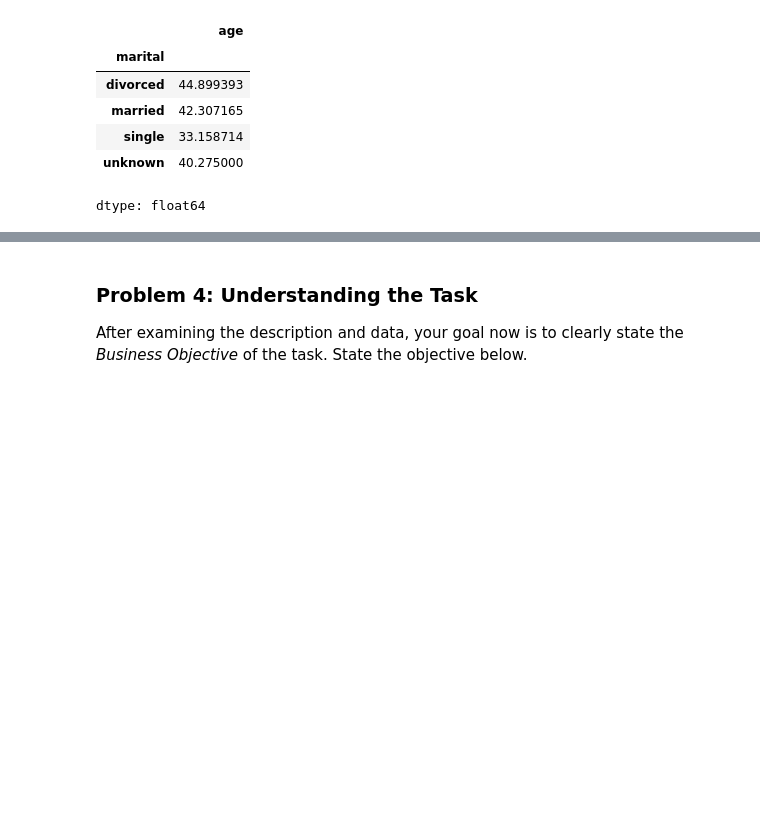
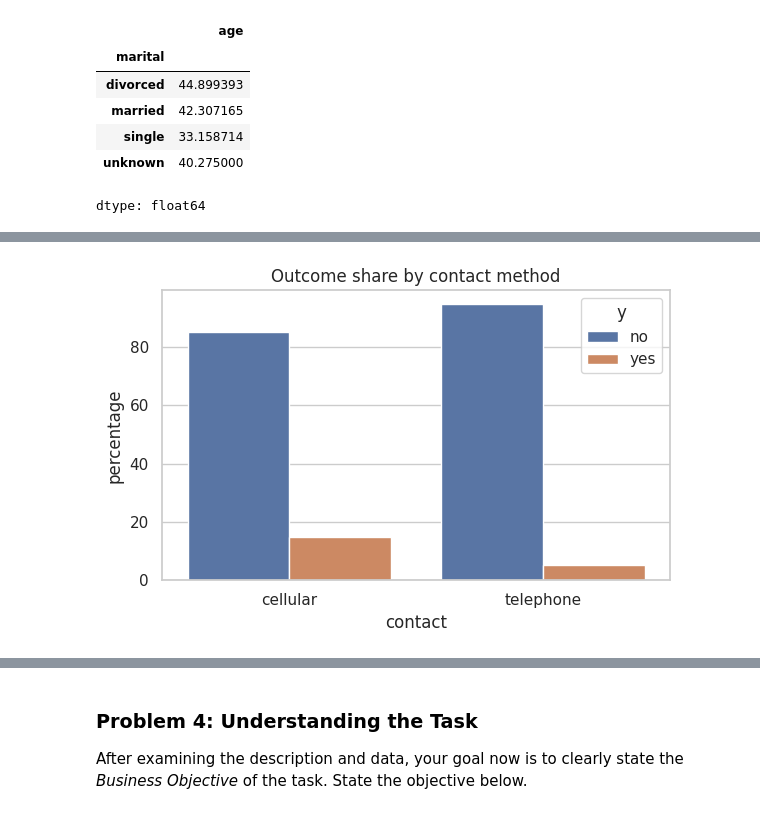
Before and after one commit to mobius29er/bankMarketing, a Jupyter notebook: bankMarketing.ipynb, the cells around one changed output, grey strips where cells are left out. Drawn from its saved outputs; the diff is of its cells as text; code cells hidden in the pictures; blank space fills up the shorter version.

```diff
--- a/bankMarketing.ipynb
+++ b/bankMarketing.ipynb
@@ -179,0 +219,14 @@ display(df.corr(numeric_only=True))
+# %%
+# --- 3) Contact method vs outcome (normalized %) ---
+ct = (pd.crosstab(df_plot['contact'], df_plot['y'], normalize='index') * 100).reset_index()
+ct_melt = ct.melt(id_vars='contact', var_name='outcome', value_name='percentage')
+plt.figure(figsize=(6, 4))
+sns.barplot(data=ct_melt, x='contact', y='percentage', hue='outcome')
+plt.title("Outcome share by contact method")
+plt.ylabel("percentage")
+plt.xlabel("contact")
+plt.legend(title="y")
+plt.tight_layout()
+plt.show()
+# %% [output]
+[figure, added]
```
Also changed, not shown: parts of 11 cells of this notebook.
